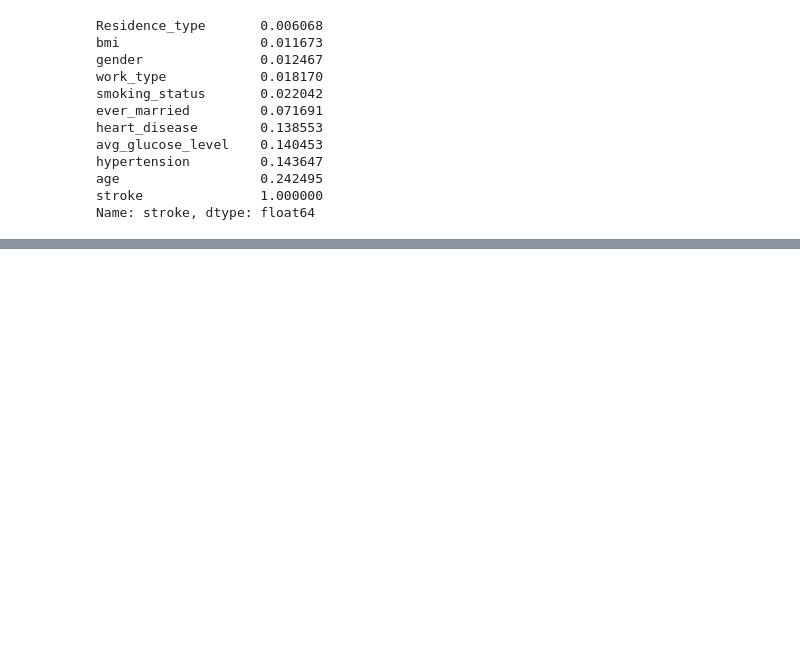
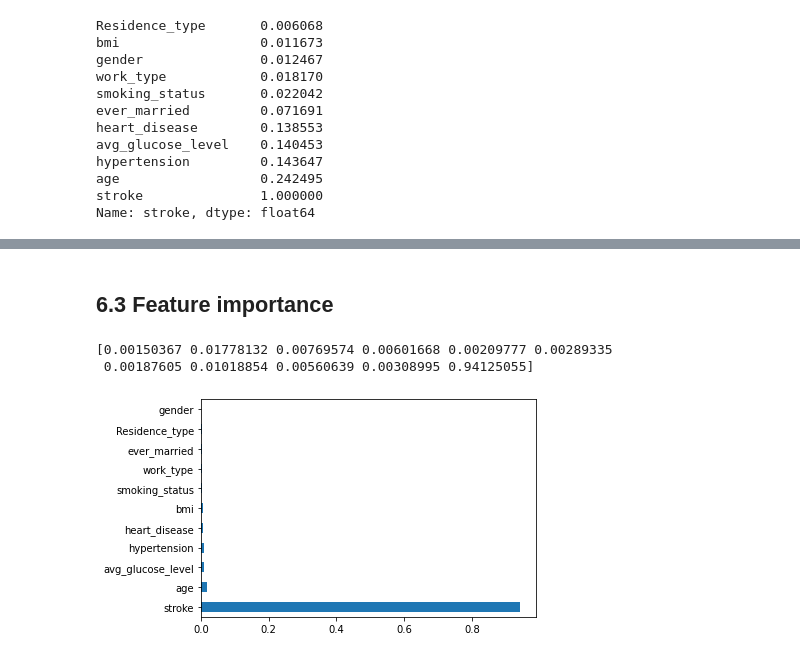
Before and after one commit to RamicAmir/Grupp2-Machine-Learning, a Jupyter notebook: stroke/stroke.ipynb, the cells around one changed output, grey strips where cells are left out. Saved outputs shown, nothing was run; the diff lists cells and outputs as text; code cells hidden in the pictures; blank space fills up the shorter version.

Commit message:
added models and trained them and tested them and showed which one is the best for stroke

```diff
--- a/stroke/stroke.ipynb
+++ b/stroke/stroke.ipynb
@@ -224,0 +277,20 @@ Name: stroke, dtype: float64
+# %% [markdown]
+## 6.3 Feature importance
+# %%
+#independent columns
+X = data_clean.iloc[:, 0:20]
+#target column
+y = data_clean.iloc[:, -1]
+
+model = ExtraTreesClassifier()
+model.fit(X, y)
+print(model.feature_importances_)  #use inbuilt class feature_importances of tree based classifiers
+
+#plot graph of feature importances for better visualization
+feat_importances = pd.Series(model.feature_importances_, index=X.columns)
+feat_importances.nlargest(13).plot(kind='barh')
+plt.show()
+# %% [output]
+[0.00150367 0.01778132 0.00769574 0.00601668 0.00209777 0.00289335
+ 0.00187605 0.01018854 0.00560639 0.00308995 0.94125055]
+[figure, added]
```
Also changed, not shown: parts of 34 cells of this notebook.
